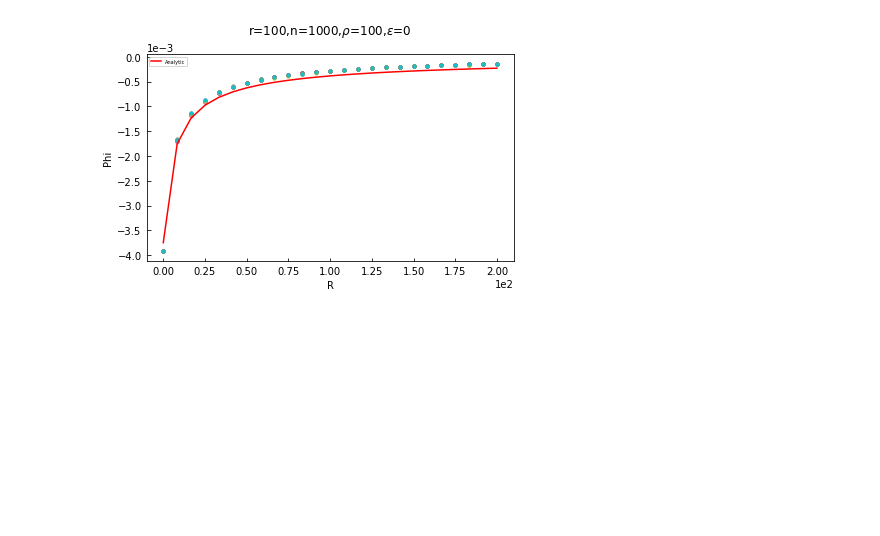
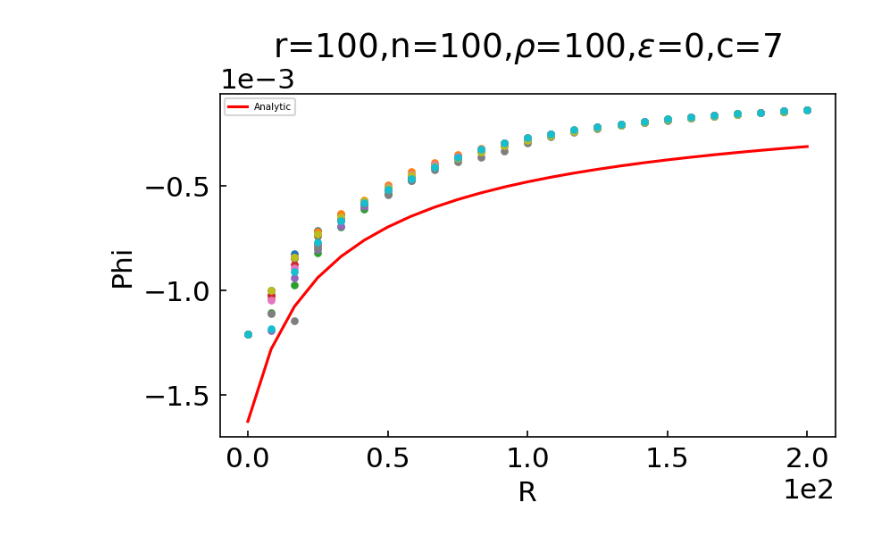
Before and after one commit to humz2k/Force-Error-Project, a Jupyter notebook: update.ipynb, the cells around one changed output. Saved outputs shown, nothing was run; the diff lists cells and outputs as text; code cells hidden in the pictures; blank space fills up the shorter version.

```diff
--- a/update.ipynb
+++ b/update.ipynb
@@ -19,25 +19,24 @@ def plot_pretty(dpi=150,fontsize=15):
 
 plot_pretty()
 # %%
-r = 100;n=1000;p=100;eps=0;c=35
+r = 100;n=100;p=100;eps=0;c=7
 sim1 = Simulation(args(r=r,n=n,p=p),Distribution(ParticleGenerator.NFW,Analytic.NFW,c=c))
-
 vecs = angles2vectors(*randangles(10))
 default_ray = DefaultRay(200)
 for vec in vecs:
     plot_ray(sim1,vec,200,eps=eps)
 plt.plot(default_ray.rs(),default_ray.analytic_phis(sim1),label="Analytic",zorder=2,color="red")
 plt.legend()
-plt.title("r="+str(r)+",n="+str(n)+r",$\rho$="+str(p)+r",$\epsilon$="+str(eps),pad=20)
+plt.title("r="+str(r)+",n="+str(n)+r",$\rho$="+str(p)+r",$\epsilon$="+str(eps)+",c="+str(c),pad=20)
 plt.xlabel("R")
 plt.ylabel("Phi")
 plt.ticklabel_format(style='sci', axis='x', scilimits=(0,0))
 plt.ticklabel_format(style='sci', axis='y', scilimits=(0,0))
 plt.tight_layout()
 plt.savefig("rays_vs_analytic_NFW.jpg")
 plt.show()
 # %% [output]
-[figure, old version]
+[figure, new version]
 # %%
 r = 100;n=100;p=1000;eps=0
 sim1 = Simulation(args(r=r,n=n,p=p),Distribution(ParticleGenerator.Uniform,Analytic.Uniform))
```
Also changed, not shown: parts of 5 cells of this notebook, 5 other files.
